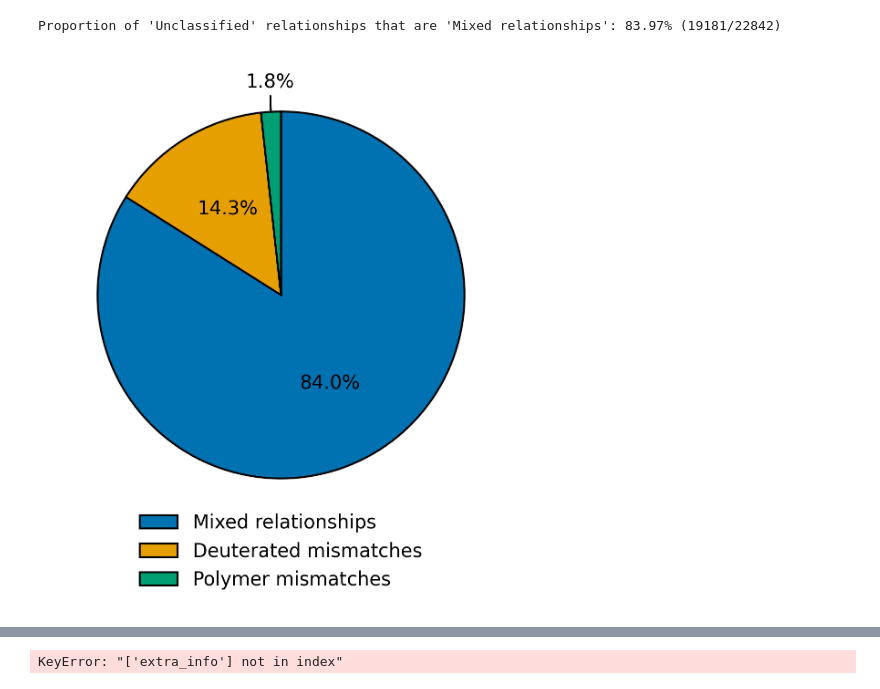
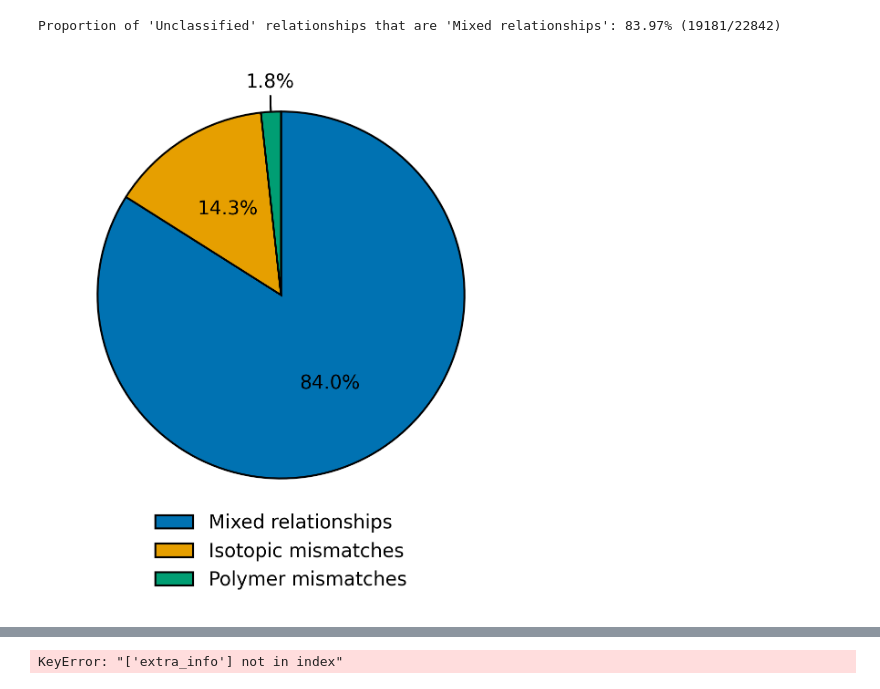
Before and after one commit to Digital-Metabolic-Twin-Centre/stereomapper, a Jupyter notebook: experiments/analysis/clustering_results_original.ipynb, the cells around one changed output, grey strips where cells are left out. Saved outputs shown, nothing was run; the diff lists cells and outputs as text; code cells hidden in the pictures.

```diff
--- a/experiments/analysis/clustering_results_original.ipynb
+++ b/experiments/analysis/clustering_results_original.ipynb
@@ -1278,7 +1278,7 @@ summary_dis
 
 # # Define replacements
 replacements = {
-    "Unclassified": "Other structural discrepancies",
+    "Unclassified": "Other discrepancies",
     "Unresolved (Possible Pipeline Error)": "Unresolved"
 }
 
@@ -1321,7 +1321,7 @@ palette = {
     "Diastereomers": "#0072B2",
     "Protomers": "#E69F00",
     "Stereo-resolution pairs": "#CC79A7",
-    "Other structural discrepancies": "#D55E00",
+    "Other discrepancies": "#D55E00",
     "Unresolved": "#F0E442",
 }
 default_colour = "#999999"
@@ -1380,7 +1380,7 @@ plt.subplots_adjust(left=0.15, right=0.85, top=0.95, bottom=0.25)
 plt.show()
 
 # remove after
-out_base = '/home/jackmcgoldrick/drive/Recon4IMD/WP5_Reconstruction/T5.1_ReconXKG/papers/stereomapper/v3/graphics'
+out_base = '/home/jackmcgoldrick/stereomapper_revision/v5/graphics/fig4_updated/panelB'
 fig.savefig(out_base +".svg")
 fig.savefig(out_base +".pdf")
 # %% [output]
@@ -1415,7 +1415,7 @@ def normalize_extra_info(text):
         "stereo and charge differ (complex); no classification": "Mixed relationships",
         "diastereomers must share protonation/charge; no valid class": "Mixed relationships",
         "enantiomers must share protonation/charge; no valid class": "Mixed relationships",
-        "radioactivity mismatch; cannot compare": "Deuterated mismatches",
+        "radioactivity mismatch; cannot compare": "Isotopic mismatches",
         "sru presence mismatch; cannot compare": "Polymer mismatches",
     }
 
@@ -1453,7 +1453,7 @@ from pathlib import Path
 
 replacements = {
     "mixed_relationships": "Mixed relationships",
-    "radioactivity_mismatch": "Deuterated mismatches",
+    "radioactivity_mismatch": "Isotopic mismatches",
     "polymer_sru_mismatch": "Polymer mismatches",
     "pipeline_error": "Unresolved",
 }
@@ -1499,7 +1499,7 @@ plot_sizes = plot_counts.values
 
 palette = {
     "Mixed relationships": "#0072B2",
-    "Deuterated mismatches": "#E69F00",
+    "Isotopic mismatches": "#E69F00",
     "Polymer mismatches": "#009E73",
     "Unresolved": "#CC79A7",
     "Other": "#999999",
@@ -1577,38 +1577,37 @@ for wedge, lbl in zip(wedges, plot_labels):
             va="center",
             fontsize=10,
         )
 
 ax.set_aspect("equal")
 
 ax.legend(
     wedges,
     plot_labels,
     loc="lower center",
     bbox_to_anchor=(0.5, -0.18),
     ncol=1,
     frameon=False,
     fontsize=10,
 )
 
 plt.subplots_adjust(left=0.15, right=0.85, top=0.95, bottom=0.28)
 
 plt.show()
 
 # ------------------------
 # Save
 # ------------------------
 
 out_dir = Path(
-    "/home/jackmcgoldrick/drive/Recon4IMD/WP5_Reconstruction/"
-    "T5.1_ReconXKG/papers/stereomapper/v3/graphics"
+    "/home/jackmcgoldrick/stereomapper_revision/v5/graphics/fig4_updated"
 )
 
 out_dir.mkdir(parents=True, exist_ok=True)
 
-fig.savefig(out_dir / "unclassified_extra_info_breakdown.svg", bbox_inches="tight")
-fig.savefig(out_dir / "unclassified_extra_info_breakdown.pdf", bbox_inches="tight")
+fig.savefig(out_dir / "panelC.svg", bbox_inches="tight")
+fig.savefig(out_dir / "panelC.pdf", bbox_inches="tight")
 # %% [output]
-[figure, old version]
+[figure, new version]
 # %%
 # use long_df to get exanples of clusters with extra_info col
 examples_df = long_df[long_df["relationship"] == "Unclassified"].copy()
```
Also changed, not shown: parts of 2 cells of this notebook, 4 other files.
